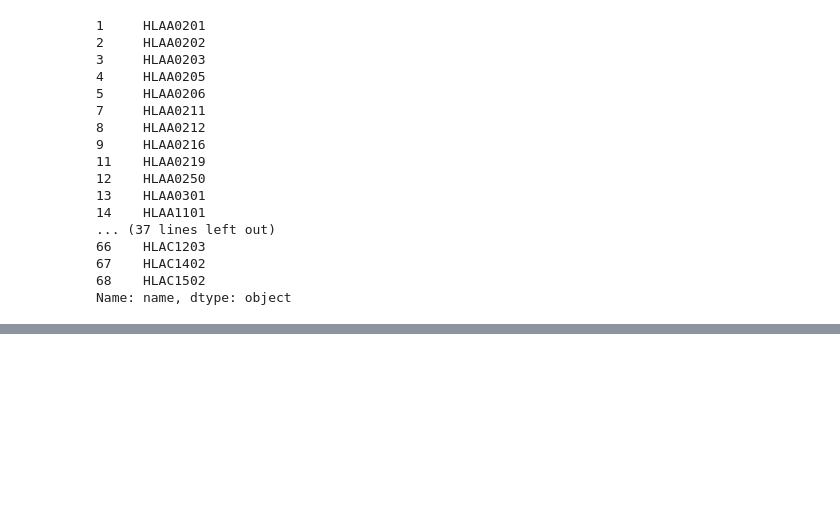
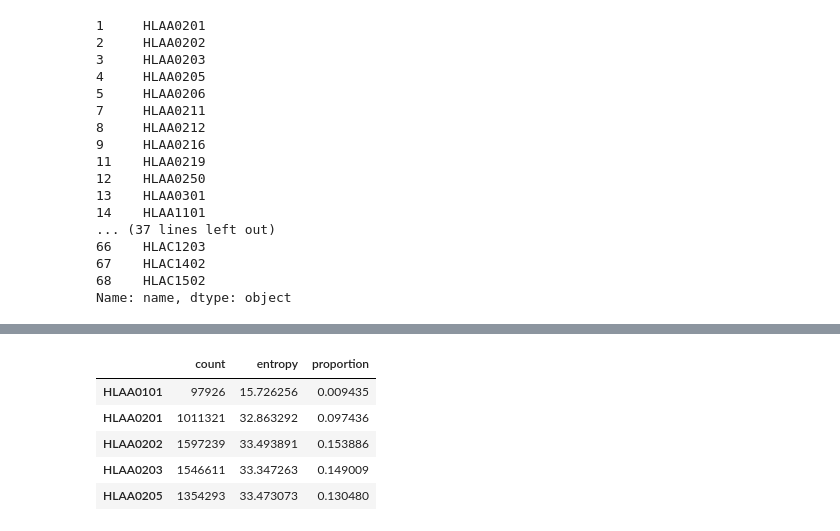
Before and after one commit to antigenomics/ipred, a Jupyter notebook: Allele_selection.ipynb, the cells around one changed output, grey strips where cells are left out. Drawn from its saved outputs; the diff is of its cells as text; code cells hidden in the pictures; blank space fills up the shorter version.

```diff
--- a/Allele_selection.ipynb
+++ b/Allele_selection.ipynb
@@ -276,0 +295,8 @@ Name: name, dtype: object
+# %%
+bin_data = {}
+for filename in tqdm_notebook(os.listdir("output/")):
+    if "NMP" in filename:
+        name = filename.replace("_NMP_9mer_proc.txt", "").replace("-", "").replace(":", "")
+        data = pd.read_csv("output/" + filename, index_col=False, sep=" ")
+        binding = data[data.ix[:,2] <= 500]
+        bin_data[name] = binding.size
@@ -276,0 +335,11 @@ Name: name, dtype: object
+# %%
+df[2] = df[1].apply(lambda x: x/10379347)
+df.columns = ['count', 'entropy', 'proportion']
+df.head()
+# %% [output]
+|  | count | entropy | proportion |
+| HLAA0101 | 97926 | 15.726256 | 0.009435 |
+| HLAA0201 | 1011321 | 32.863292 | 0.097436 |
+| HLAA0202 | 1597239 | 33.493891 | 0.153886 |
+| HLAA0203 | 1546611 | 33.347263 | 0.149009 |
+| HLAA0205 | 1354293 | 33.473073 | 0.130480 |
```
Also changed, not shown: parts of 9 cells of this notebook, 1 other file.
